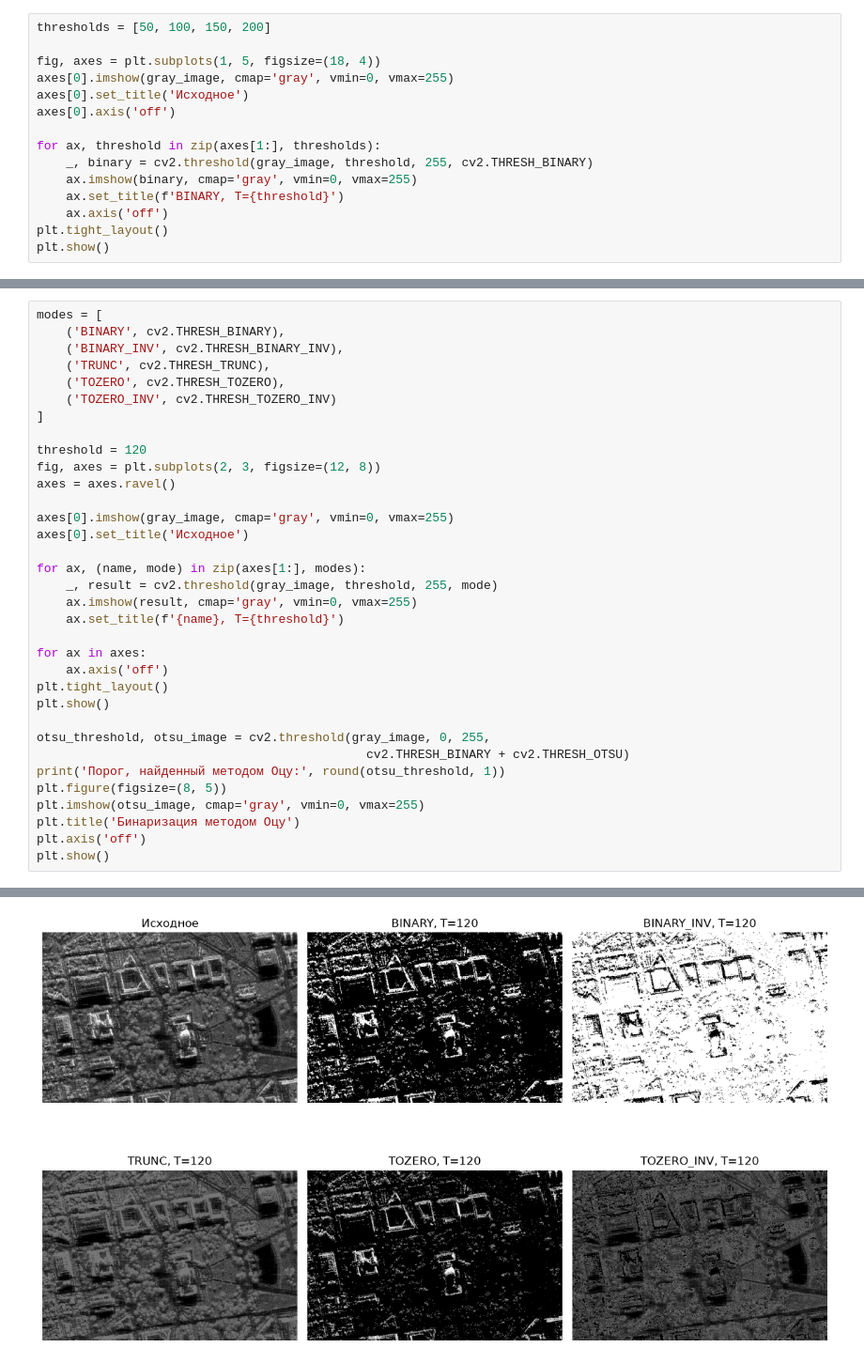
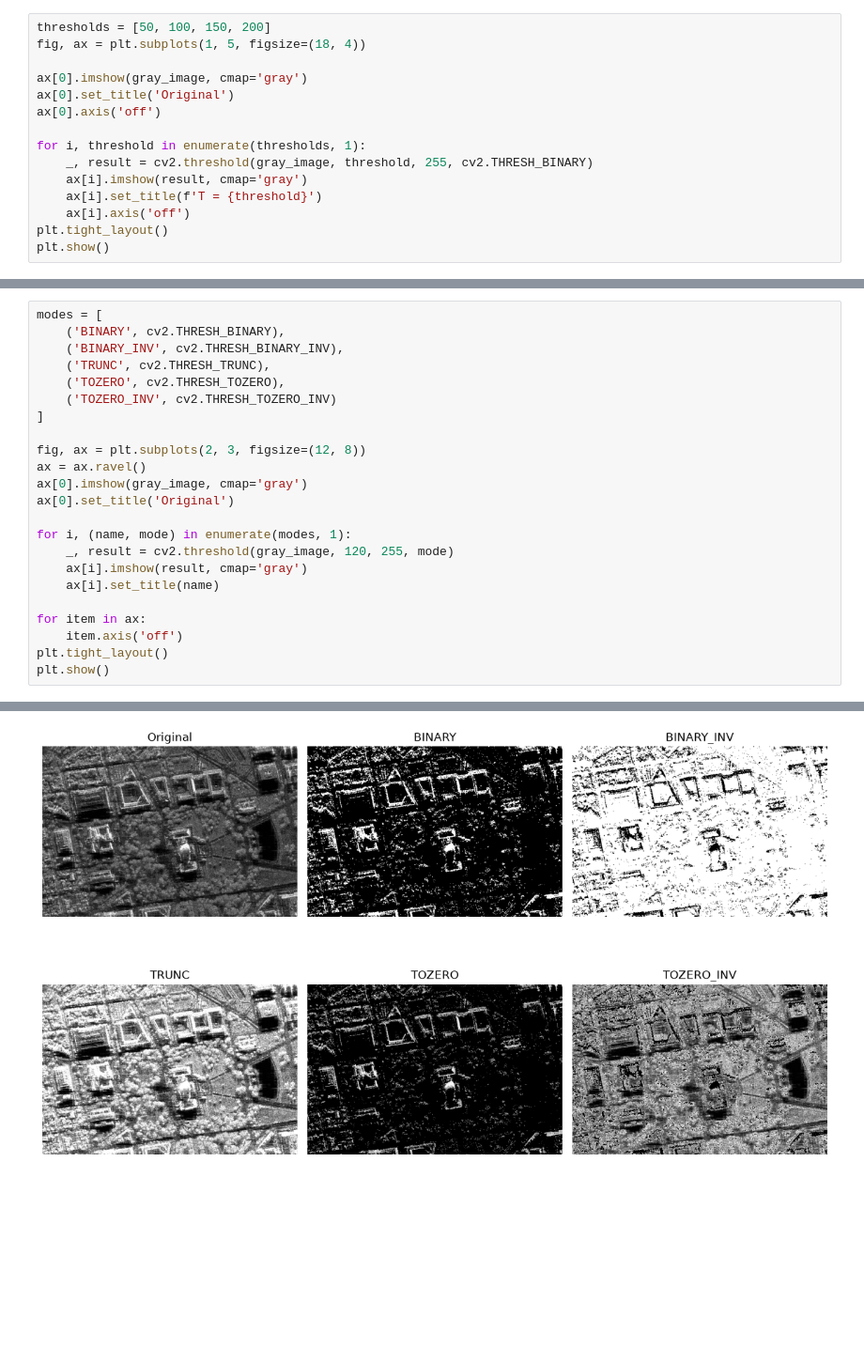
Before and after one commit to lolotrolo111111/image-processing, a Jupyter notebook: homework_1.ipynb, the cells around one changed output, grey strips where cells are left out. Shown at 94% size. Drawn from its saved outputs; the diff is of its cells as text; blank space fills up the shorter version.

```diff
--- a/homework_1.ipynb
+++ b/homework_1.ipynb
@@ -157,16 +110,16 @@ eq_gray:      mean = 127.03 , std = 74.27
 # %%
 thresholds = [50, 100, 150, 200]
+fig, ax = plt.subplots(1, 5, figsize=(18, 4))
 
-fig, axes = plt.subplots(1, 5, figsize=(18, 4))
-axes[0].imshow(gray_image, cmap='gray', vmin=0, vmax=255)
-axes[0].set_title('Исходное')
-axes[0].axis('off')
+ax[0].imshow(gray_image, cmap='gray')
+ax[0].set_title('Original')
+ax[0].axis('off')
 
-for ax, threshold in zip(axes[1:], thresholds):
-    _, binary = cv2.threshold(gray_image, threshold, 255, cv2.THRESH_BINARY)
-    ax.imshow(binary, cmap='gray', vmin=0, vmax=255)
-    ax.set_title(f'BINARY, T={threshold}')
-    ax.axis('off')
+for i, threshold in enumerate(thresholds, 1):
+    _, result = cv2.threshold(gray_image, threshold, 255, cv2.THRESH_BINARY)
+    ax[i].imshow(result, cmap='gray')
+    ax[i].set_title(f'T = {threshold}')
+    ax[i].axis('off')
 plt.tight_layout()
 plt.show()
 # %% [output]
@@ -180,29 +133,18 @@ modes = [
     ('TOZERO_INV', cv2.THRESH_TOZERO_INV)
 ]
 
-threshold = 120
-fig, axes = plt.subplots(2, 3, figsize=(12, 8))
-axes = axes.ravel()
+fig, ax = plt.subplots(2, 3, figsize=(12, 8))
+ax = ax.ravel()
+ax[0].imshow(gray_image, cmap='gray')
+ax[0].set_title('Original')
 
-axes[0].imshow(gray_image, cmap='gray', vmin=0, vmax=255)
-axes[0].set_title('Исходное')
+for i, (name, mode) in enumerate(modes, 1):
+    _, result = cv2.threshold(gray_image, 120, 255, mode)
+    ax[i].imshow(result, cmap='gray')
+    ax[i].set_title(name)
 
-for ax, (name, mode) in zip(axes[1:], modes):
-    _, result = cv2.threshold(gray_image, threshold, 255, mode)
-    ax.imshow(result, cmap='gray', vmin=0, vmax=255)
-    ax.set_title(f'{name}, T={threshold}')
-
-for ax in axes:
-    ax.axis('off')
+for item in ax:
+    item.axis('off')
 plt.tight_layout()
 plt.show()
-
-otsu_threshold, otsu_image = cv2.threshold(gray_image, 0, 255,
-                                             cv2.THRESH_BINARY + cv2.THRESH_OTSU)
-print('Порог, найденный методом Оцу:', round(otsu_threshold, 1))
-plt.figure(figsize=(8, 5))
-plt.imshow(otsu_image, cmap='gray', vmin=0, vmax=255)
-plt.title('Бинаризация методом Оцу')
-plt.axis('off')
-plt.show()
 # %% [output]
@@ -210 +151 @@ plt.show()
-[figure, old version]
+[figure, new version]
```
Also changed, not shown: parts of 24 cells of this notebook.
